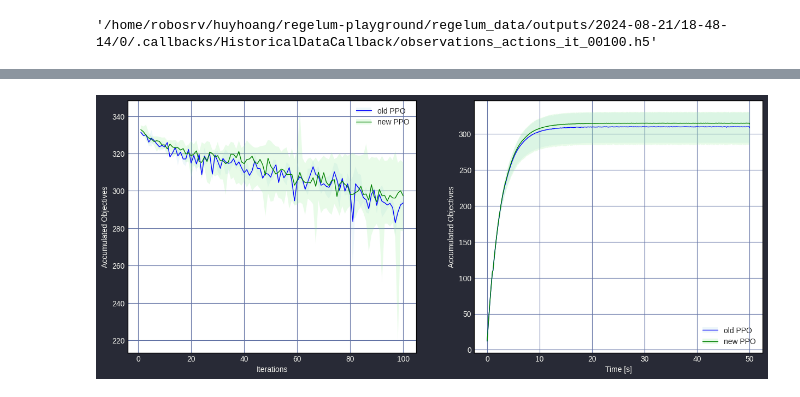
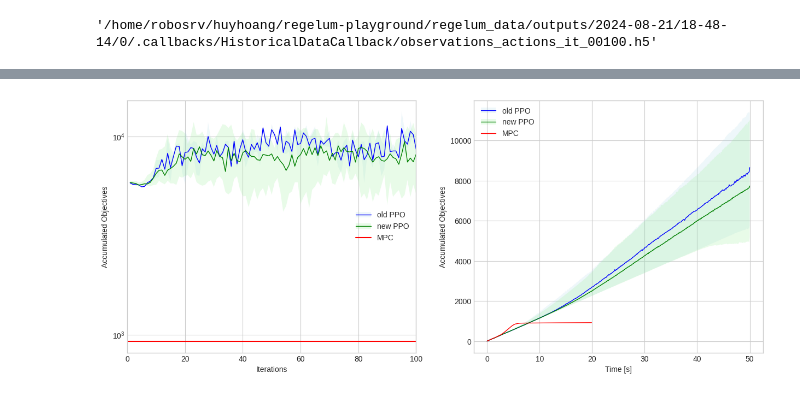
Before and after one commit to thd-research/regelum-playground, a Jupyter notebook: notebooks/check_log_and_compare_objective.ipynb, the cells around one changed output, grey strips where cells are left out. Saved outputs shown, nothing was run; the diff lists cells and outputs as text; code cells hidden in the pictures.

Commit message:
add MPC plot

```diff
--- a/notebooks/check_log_and_compare_objective.ipynb
+++ b/notebooks/check_log_and_compare_objective.ipynb
@@ -259,6 +268,9 @@ def get_df_from_datetime_range(start_datetime_str, end_datetime_str, date_format
         for iteration_path in path_hierachy[exp_path]:
             exp_dfs.append(get_df_historical_data(absolute_path=iteration_path))
             exp_dfs[-1]["absolute_path"] = iteration_path
+            exp_dfs[-1] = correct_column_name(exp_dfs[-1])
+            exp_dfs[-1]["objective_value"] = exp_dfs[-1].apply(cal_obj_df, axis=1)
+            exp_dfs[-1]["accumulative_objective"] = exp_dfs[-1]["objective_value"].apply(lambda x: x*0.1).cumsum()
 
         if len(exp_dfs) == 0:
             continue
@@ -288,19 +300,19 @@ def plot_cost_ic_learning_curve(df, ax, low_quantile=0.025, high_quantile=0.975,
       return series.quantile(high_quantile)
 
    group_df = df.groupby(["experiment_path", "iteration_id"]).last()
-   ic_95_df = group_df.groupby("iteration_id").agg({"current_value": [quantile_low, quantile_high]})
+   ic_95_df = group_df.groupby("iteration_id").agg({"accumulative_objective": [quantile_low, quantile_high]})
 
    # Plot
    p = ax.fill_between(ic_95_df.index,
-                       ic_95_df.current_value.quantile_high, ic_95_df.current_value.quantile_low,
+                       ic_95_df.accumulative_objective.quantile_high, ic_95_df.accumulative_objective.quantile_low,
                        facecolor=color,
                        alpha=ALPHA)
 
    # cubic_interpolation_model_hi = interp1d(ic_95_df.index,
-   #                                         ic_95_df.current_value.quantile_high, kind = "cubic")
+   #                                         ic_95_df.accumulative_objective.quantile_high, kind = "cubic")
 
    # cubic_interpolation_model_lo = interp1d(ic_95_df.index,
-   #                                         ic_95_df.current_value.quantile_low, kind = "cubic")
+   #                                         ic_95_df.accumulative_objective.quantile_low, kind = "cubic")
 
    # # Plotting the Graph
    # X_=np.linspace(ic_95_df.index.min(), ic_95_df.index.max(), 50)
@@ -319,19 +331,19 @@ def plot_cost_ic_learning_curve(df, ax, low_quantile=0.025, high_quantile=0.975,
 
 def plot_cost_median_learning_curve(df, ax, color=None):
    group_df = df.groupby(["experiment_path", "iteration_id"]).last()
-   median_df = group_df.groupby("iteration_id").agg({"current_value": "median"})
+   median_df = group_df.groupby("iteration_id").agg({"accumulative_objective": "median"})
 
-   p = ax.plot(median_df.index, median_df.current_value, color=color, lw=1)
+   p = ax.plot(median_df.index, median_df.accumulative_objective, color=color, lw=1)
    ax.set_xlabel("Iterations")
    ax.set_ylabel("Accumulated Objectives")
    return p[0]
 
 def plot_cost_best_learning_curve(df, ax, color=None):
    group_df = df.groupby(["experiment_path", "iteration_id"]).last()
-   index = group_df[group_df.current_value == group_df.current_value.min()].index
+   index = group_df[group_df.accumulative_objective == group_df.accumulative_objective.min()].index
    best_exp = df.query(f"experiment_path == \"{index[0][0]}\"").groupby("iteration_id").last()
 
-   p = ax.plot(best_exp.index, best_exp.current_value, color=color, lw=1)
+   p = ax.plot(best_exp.index, best_exp.accumulative_objective, color=color, lw=1)
    ax.set_xlabel("Iterations")
    ax.set_ylabel("Accumulated Objectives")
    return p[0]
@@ -345,11 +357,11 @@ def plot_accum_cost_ic(df, ax, low_quantile=0.025, high_quantile=0.975, color=No
 
    tmp_df = df.copy()
    tmp_df["approximate_time"] = tmp_df.time.apply(lambda x: np.round(x, 1))
-   ic_95_df = tmp_df.groupby("approximate_time").agg({"current_value": [quantile_low, quantile_high]})
+   ic_95_df = tmp_df.groupby("approximate_time").agg({"accumulative_objective": [quantile_low, quantile_high]})
 
    # Plot
    p = ax.fill_between(ic_95_df.index,
-                       ic_95_df.current_value.quantile_high, ic_95_df.current_value.quantile_low,
+                       ic_95_df.accumulative_objective.quantile_high, ic_95_df.accumulative_objective.quantile_low,
                        facecolor=color,
                        alpha=ALPHA)
    ax.set_xlabel("Time [s]")
@@ -360,10 +372,10 @@ def plot_accum_cost_ic(df, ax, low_quantile=0.025, high_quantile=0.975, color=No
 def plot_accum_cost_median(df, ax, color=None):
    tmp_df = df.copy()
    tmp_df["approximate_time"] = tmp_df.time.apply(lambda x: np.round(x, 1))
-   median_df = tmp_df.groupby("approximate_time").agg({"current_value": "median"})
+   median_df = tmp_df.groupby("approximate_time").agg({"accumulative_objective": "median"})
 
    # Plot
-   p = ax.plot(median_df.index, median_df.current_value, color=color, lw=1)
+   p = ax.plot(median_df.index, median_df.accumulative_objective, color=color, lw=1)
    ax.set_xlabel("Time [s]")
    ax.set_ylabel("Accumulated Objectives")
 
@@ -371,13 +383,13 @@ def plot_accum_cost_median(df, ax, color=None):
 
 def plot_accum_cost_best(df, ax, color=None):
    group_df = df.groupby(["experiment_path", "iteration_id"]).last()
-   index = group_df[group_df.current_value == group_df.current_value.min()].index
+   index = group_df[group_df.accumulative_objective == group_df.accumulative_objective.min()].index
 
    tmp_df = df.copy()
    tmp_df["approximate_time"] = tmp_df.time.apply(lambda x: np.round(x, 1))
    best_exp = tmp_df.query(f"experiment_path == \"{index[0][0]}\" and iteration_id == {index[0][1]}")
 
-   p = ax.plot(best_exp.time, best_exp.current_value, color=color, lw=1)
+   p = ax.plot(best_exp.time, best_exp.accumulative_objective, color=color, lw=1)
    ax.set_xlabel("Time [s]")
    ax.set_ylabel("Accumulated Objectives")
    return p[0]
@@ -389,6 +401,10 @@ old_ppo_df = get_df_from_datetime_range(start_datetime_str, end_datetime_str)
 start_datetime_str = "2024-08-21 22-00-00"
 end_datetime_str = "2024-08-22 22-45-08"
 new_ppo_df = get_df_from_datetime_range(start_datetime_str, end_datetime_str)
+
+start_datetime_str = "2024-08-20 10-48-46"
+end_datetime_str = "2024-08-20 10-48-46"
+mpc_df = get_df_from_datetime_range(start_datetime_str, end_datetime_str)
 # %%
 old_ppo_df.iloc[-1].absolute_path
 # %% [output]
@@ -416,31 +441,41 @@ fig, ax = plt.subplots(1, 2, figsize=(15, 6))
 plt.style.use("seaborn-v0_8-whitegrid")
 
 p1 = plot_cost_ic_learning_curve(old_ppo_df, ax[0], color="lightblue")
 p2 = plot_cost_median_learning_curve(old_ppo_df, ax[0], color="blue")
 
 p3 = plot_cost_ic_learning_curve(new_ppo_df, ax[0], color="lightgreen")
 p4 = plot_cost_median_learning_curve(new_ppo_df, ax[0], color="green")
 
+p5 = ax[0].axhline(y=mpc_df.accumulative_objective.values[-1], color="red")
+
+ax[0].set_yscale("log")
+
 legend_info = {
     "old PPO": (p1, p2),
     "new PPO": (p3, p4),
+    "MPC": p5
 }
 
 ax[0].legend(legend_info.values(),
              legend_info.keys())
+ax[0].set_xlim(0, 100)
 
 p1 = plot_accum_cost_ic(old_ppo_df, ax[1], color="lightblue")
 p2 = plot_accum_cost_median(old_ppo_df, ax[1], color="blue")
 
 p3 = plot_accum_cost_ic(new_ppo_df, ax[1], color="lightgreen")
 p4 = plot_accum_cost_median(new_ppo_df, ax[1], color="green")
 
+p5 = plot_accum_cost_median(mpc_df, ax[1], color="red")
+# mpc_df.accumulative_objective.plot(x="time", ax=ax[1])
+
 legend_info = {
     "old PPO": (p1, p2),
     "new PPO": (p3, p4),
+    "MPC": p5
 }
 
 ax[1].legend(legend_info.values(),
              legend_info.keys())
 # %% [output]
-[figure, old version]
+[figure, new version]
```
Also changed, not shown: parts of 8 cells of this notebook.
